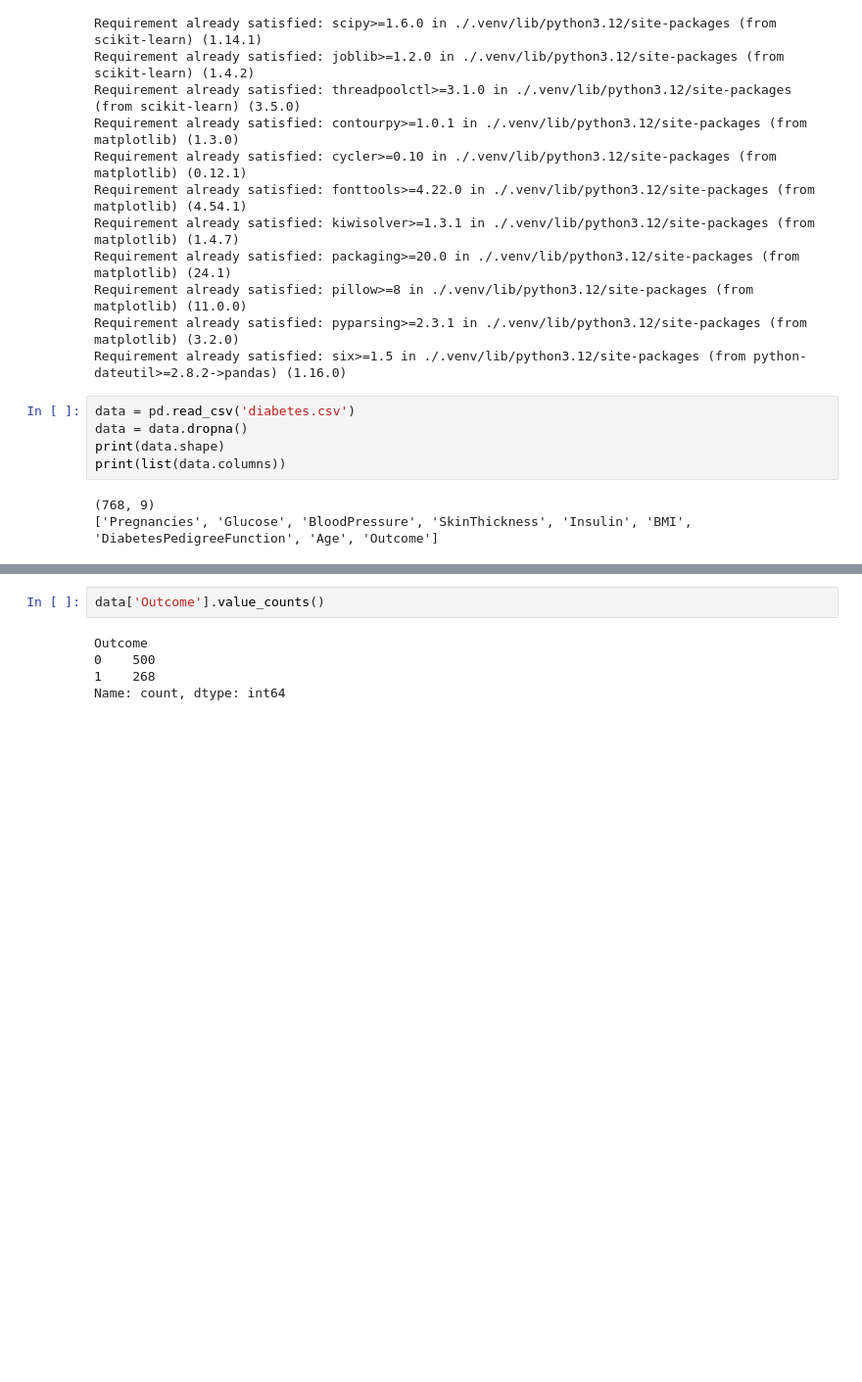
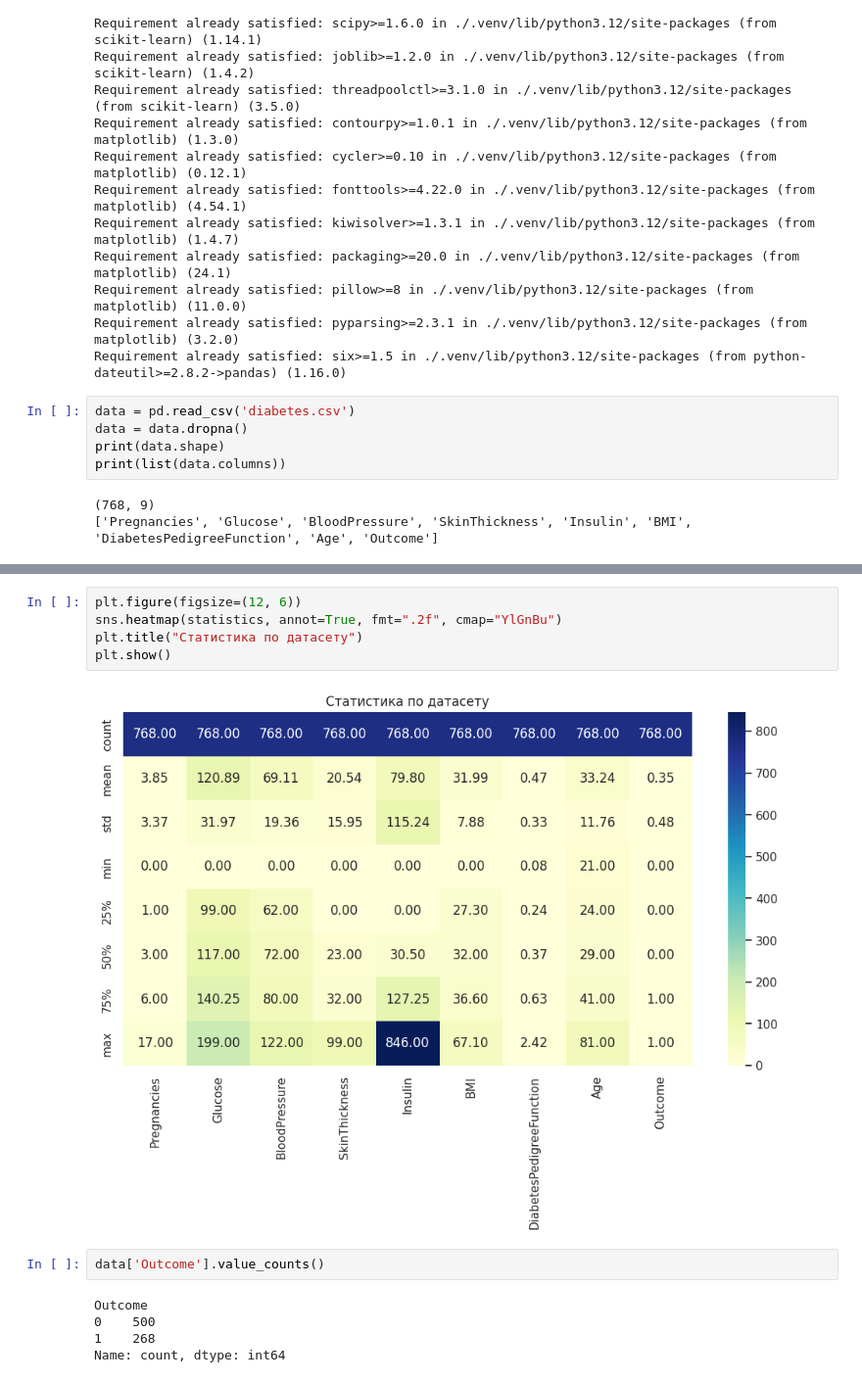
Before and after one commit to Alex-de-bug/AI_system, a Jupyter notebook: lab6/lab6.ipynb, the cells around one changed output, grey strips where cells are left out. Shown at 98% size. Cells and saved outputs as stored; diff of their text form; blank space fills up the shorter version.

```diff
--- a/lab6/lab6.ipynb
+++ b/lab6/lab6.ipynb
@@ -50,6 +50,13 @@ data.head()
 | 2 | 8 | 183 | 64 | 0 | 0 | 23.3 | 0.672 | 32 | ... |
 | 3 | 1 | 89 | 66 | 23 | 94 | 28.1 | 0.167 | 21 | ... |
 | 4 | 0 | 137 | 40 | 35 | 168 | 43.1 | 2.288 | 33 | ... |
+# %%
+plt.figure(figsize=(12, 6))
+sns.heatmap(statistics, annot=True, fmt=".2f", cmap="YlGnBu")
+plt.title("Статистика по датасету")
+plt.show()
+# %% [output]
+[figure, added]
 # %%
 data['Outcome'].value_counts()
 # %% [output]
```
Also changed, not shown: parts of 5 cells of this notebook, 2 other files.
